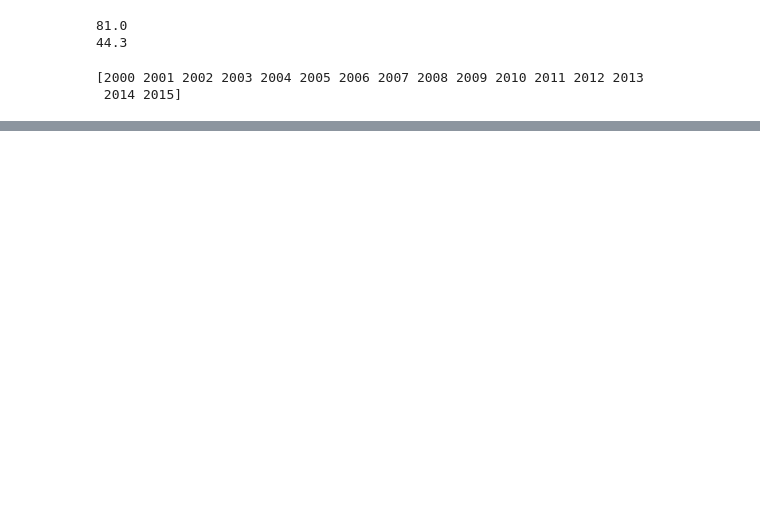
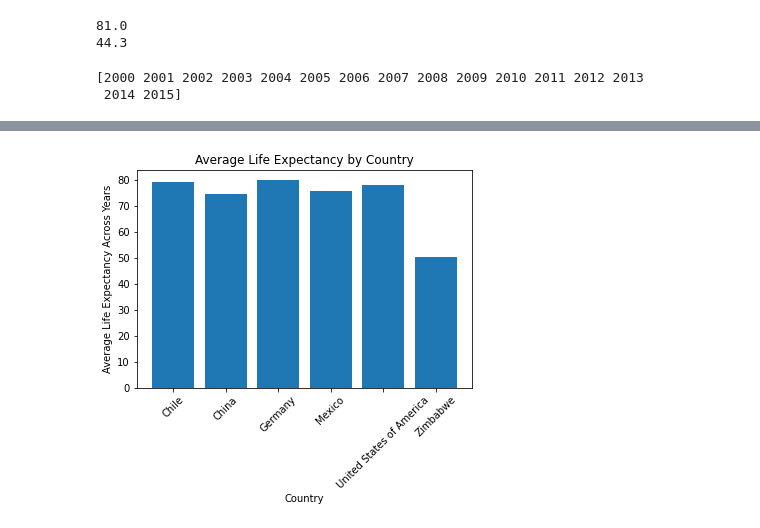
Before and after one commit to trapperian/GDP-Life_expectancy, a Jupyter notebook: life_expectancy_gdp.ipynb, the cells around one changed output, grey strips where cells are left out. Cells and saved outputs as stored; diff of their text form; code cells hidden in the pictures; blank space fills up the shorter version.

```diff
--- a/life_expectancy_gdp.ipynb
+++ b/life_expectancy_gdp.ipynb
@@ -53,0 +86,9 @@ TypeError: unhashable type: 'numpy.ndarray'
+# %%
+plt.bar(country_list, averages_by_country['Life expectancy at birth (years)'])
+plt.title('Average Life Expectancy by Country')
+plt.xlabel('Country')
+plt.ylabel('Average Life Expectancy Across Years')
+plt.xticks(rotation=45)
+plt.show()
+# %% [output]
+[figure, added]
```
Also changed, not shown: parts of 8 cells of this notebook.
